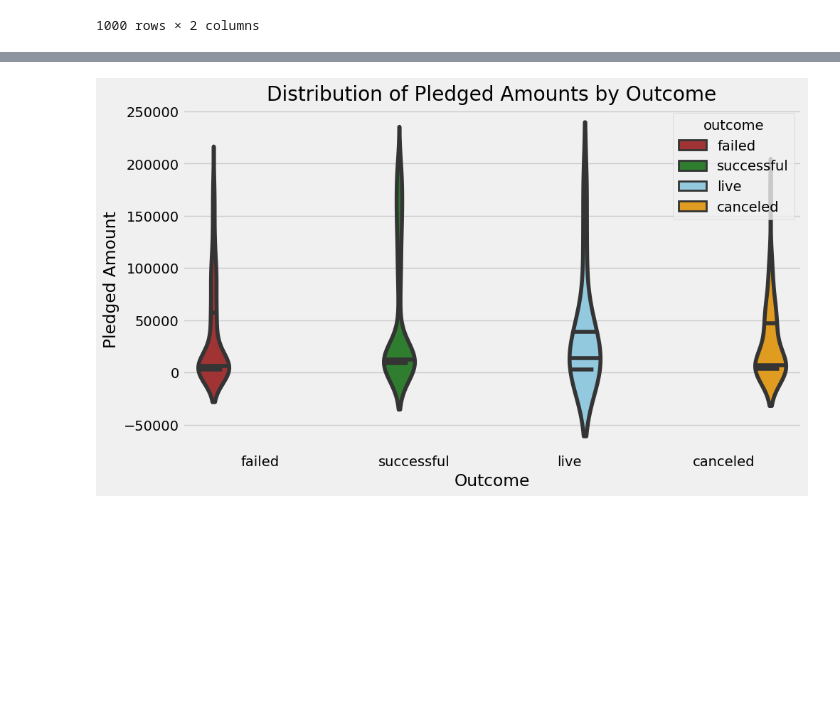
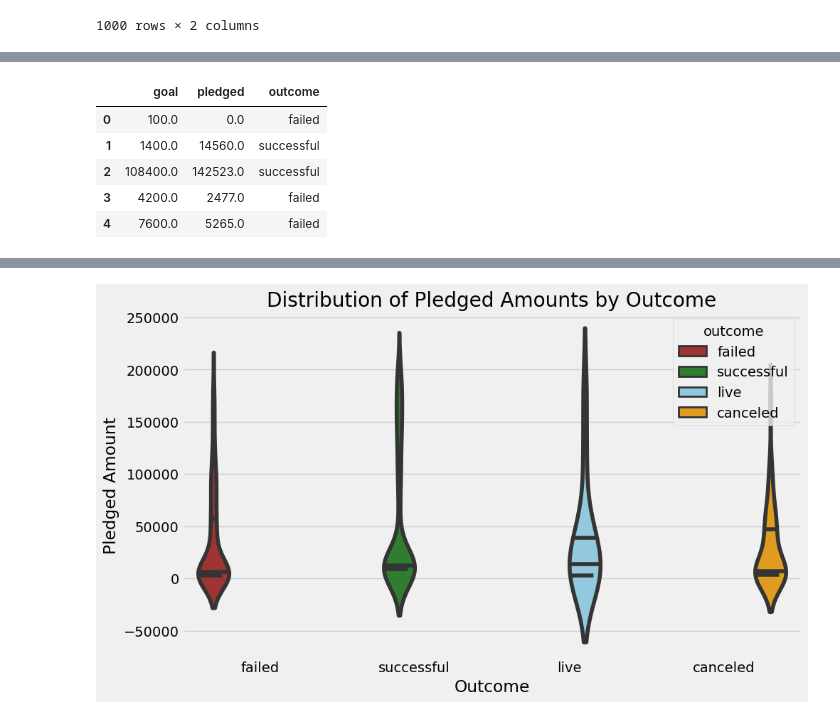
Before and after one commit to andrew-m-vick/Crowdfunding_ETL, a Jupyter notebook: Analysis/Analysis.ipynb, the cells around one changed output, grey strips where cells are left out. Saved outputs shown, nothing was run; the diff lists cells and outputs as text; code cells hidden in the pictures; blank space fills up the shorter version.

```diff
--- a/Analysis/Analysis.ipynb
+++ b/Analysis/Analysis.ipynb
@@ -175,10 +190,18 @@ plt.show()
 # %%
 # Query for the data needed for the scatter plot
 with Session(bind=engine) as session:
     query = session.query(Campaign.goal, Campaign.pledged, Campaign.outcome).all()
 
 # Convert the results to a DataFrame named df_scatter
 df_scatter = pd.DataFrame(query, columns=['goal', 'pledged', 'outcome'])
+df_scatter.head()
+# %% [output]
+|  | goal | pledged | outcome |
+| 0 | 100.0 | 0.0 | failed |
+| 1 | 1400.0 | 14560.0 | successful |
+| 2 | 108400.0 | 142523.0 | successful |
+| 3 | 4200.0 | 2477.0 | failed |
+| 4 | 7600.0 | 5265.0 | failed |
 # %%
 # Create log columns for visualization (adding 1 to prevent log(0) errors)
 df_scatter['log_goal'] = np.log10(df_scatter['goal'] + 1)
```
Also changed, not shown: parts of 5 cells of this notebook, 1 other file.
